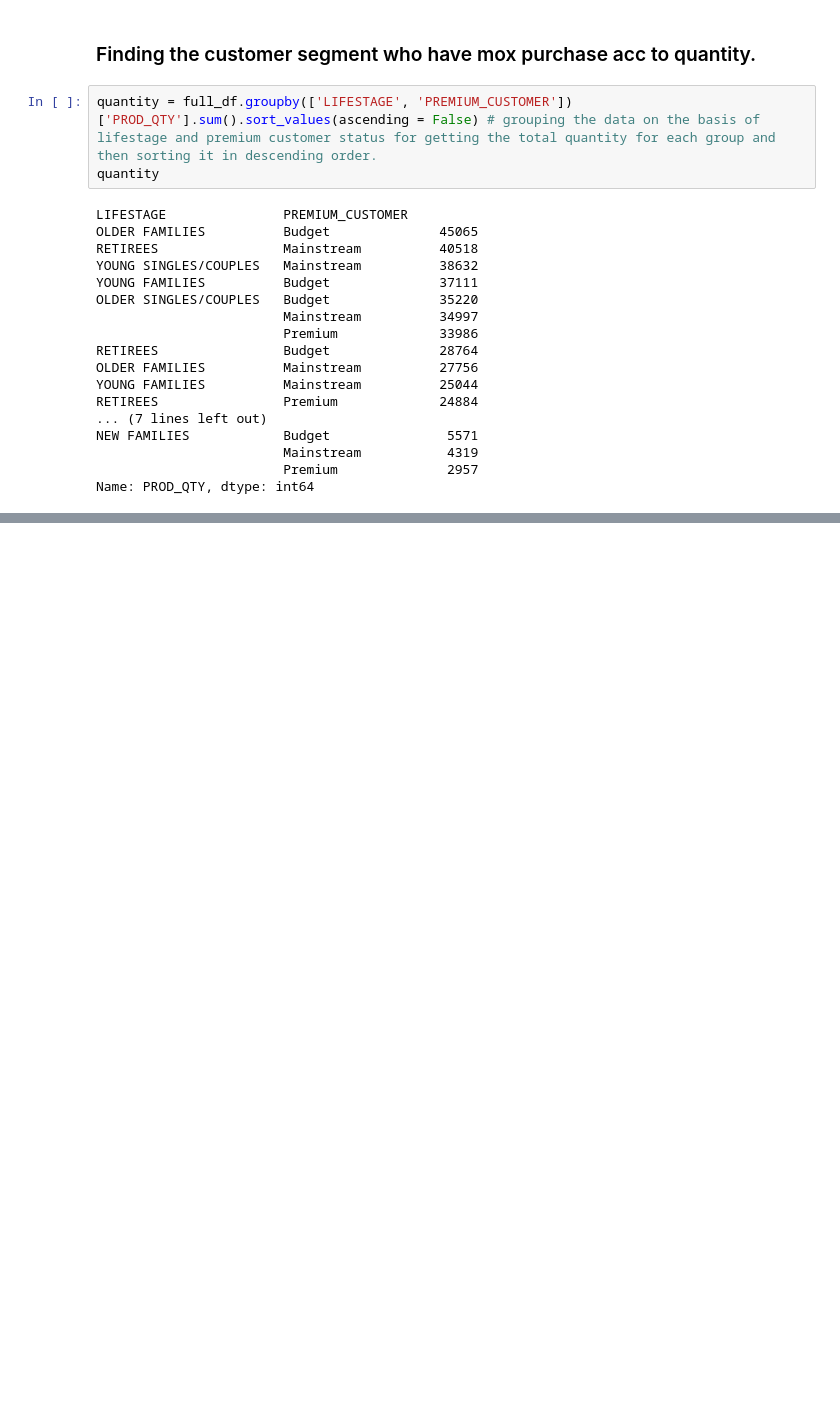
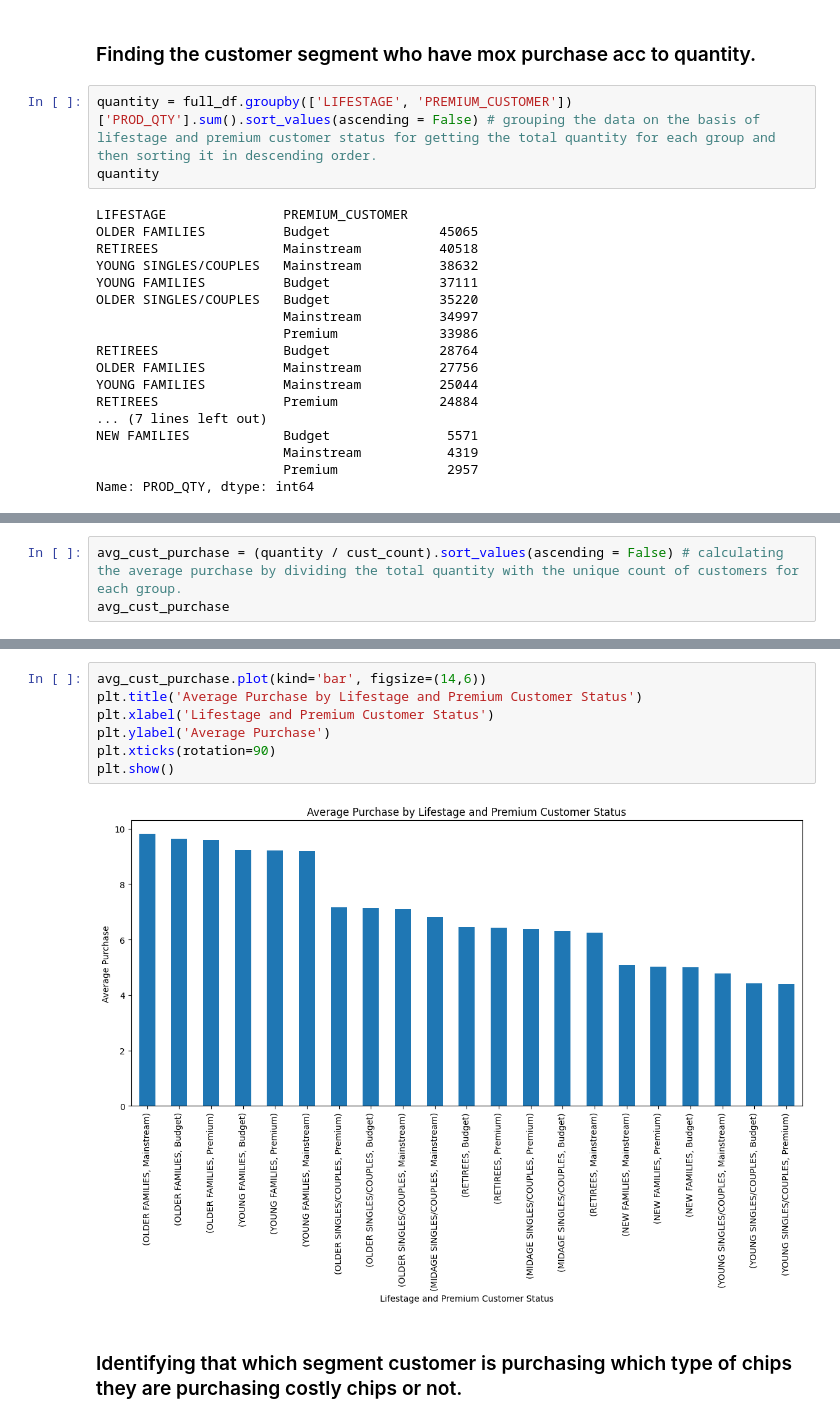
Before and after one commit to 87690ut/Virtual-Internships-Portfolio, a Jupyter notebook: Python_EDA/Customer_analysis.ipynb, the cells around one changed output, grey strips where cells are left out. Drawn from its saved outputs; the diff is of its cells as text; blank space fills up the shorter version.

```diff
--- a/Python_EDA/Customer_analysis.ipynb
+++ b/Python_EDA/Customer_analysis.ipynb
@@ -392,0 +395,3 @@ Name: PROD_QTY, dtype: int64
+# %%
+avg_cust_purchase = (quantity / cust_count).sort_values(ascending = False) # calculating the average purchase by dividing the total quantity with the unique count of customers for each group.
+avg_cust_purchase
@@ -392,0 +416,11 @@ Name: PROD_QTY, dtype: int64
+# %%
+avg_cust_purchase.plot(kind='bar', figsize=(14,6))
+plt.title('Average Purchase by Lifestage and Premium Customer Status')
+plt.xlabel('Lifestage and Premium Customer Status')
+plt.ylabel('Average Purchase')
+plt.xticks(rotation=90)
+plt.show()
+# %% [output]
+[figure, added]
+# %% [markdown]
+### Identifying that which segment customer is purchasing which type of chips they are purchasing costly chips or not.
```
Also changed, not shown: parts of 6 cells of this notebook.
